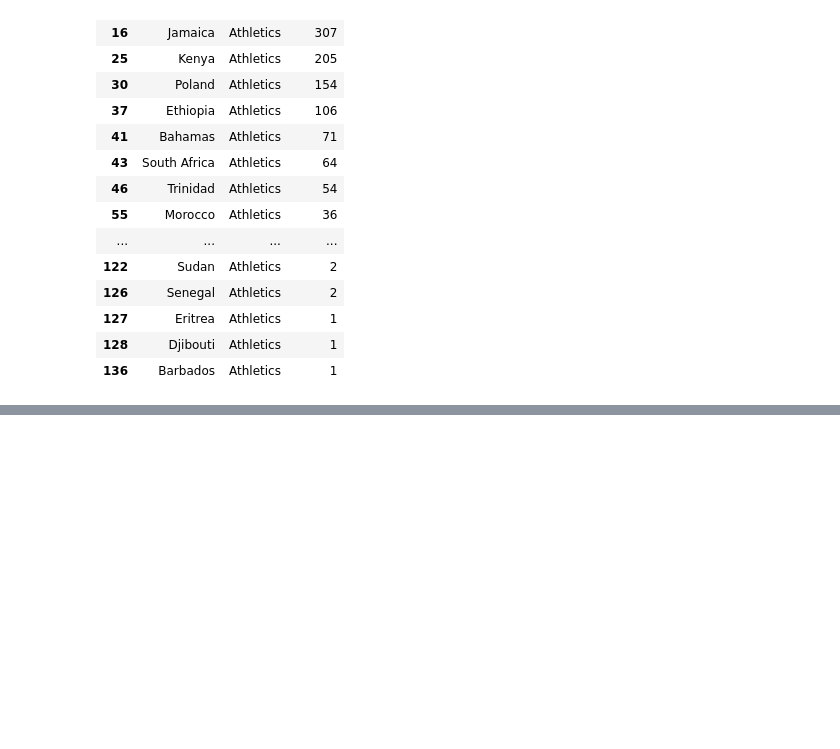
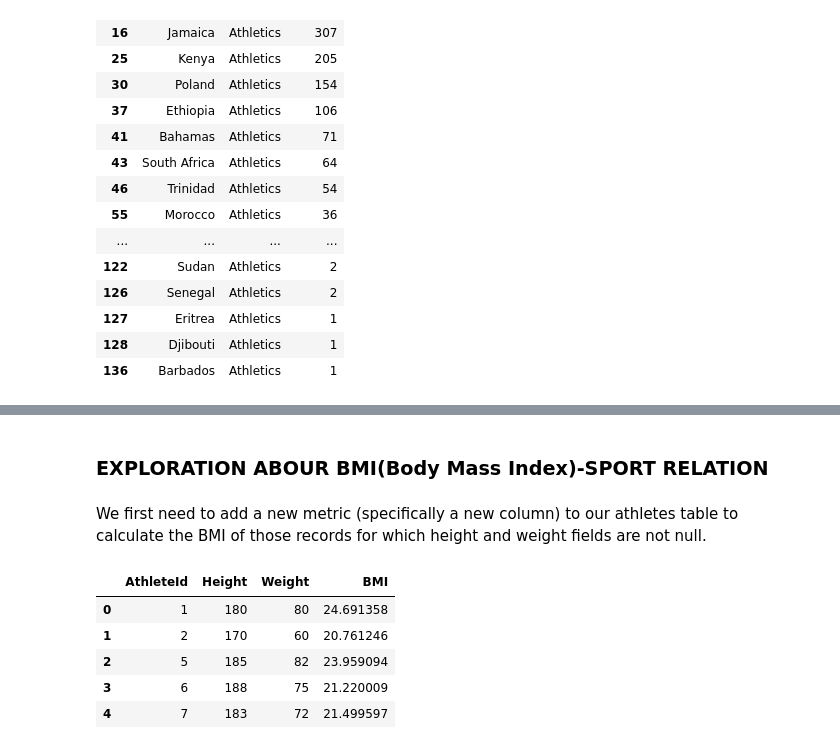
Before and after one commit to sararuizruiz/EDA-Olympic-Games, a Jupyter notebook: SportsStats.ipynb, the cells around one changed output, grey strips where cells are left out. Drawn from its saved outputs; the diff is of its cells as text; code cells hidden in the pictures; blank space fills up the shorter version.

Commit message:
Add new exploration to the notebook

```diff
--- a/SportsStats.ipynb
+++ b/SportsStats.ipynb
@@ -207,0 +227,20 @@ sport_region_df[sport_region_df['Sport'] =='Swimming']
+# %% [markdown]
+### EXPLORATION ABOUR BMI(Body Mass Index)-SPORT RELATION
+# %% [markdown]
+We first need to add a new metric (specifically a new column) to our athletes table to calculate the BMI of those records for which height and weight fields are not null.
+# %%
+query = """SELECT AthleteId, Height, Weight
+    FROM Athletes
+    WHERE Weight IS NOT NULL AND Height IS NOT NULL;"""
+bmi_df = pd.read_sql(query, connection)
+
+bmi_df['BMI'] = bmi_df['Weight'] / pow(bmi_df['Height']/100,2)
+
+bmi_df.head()
+# %% [output]
+|  | AthleteId | Height | Weight | BMI |
+| 0 | 1 | 180 | 80 | 24.691358 |
+| 1 | 2 | 170 | 60 | 20.761246 |
+| 2 | 5 | 185 | 82 | 23.959094 |
+| 3 | 6 | 188 | 75 | 21.220009 |
+| 4 | 7 | 183 | 72 | 21.499597 |
```
Also changed, not shown: parts of 3 cells of this notebook.
